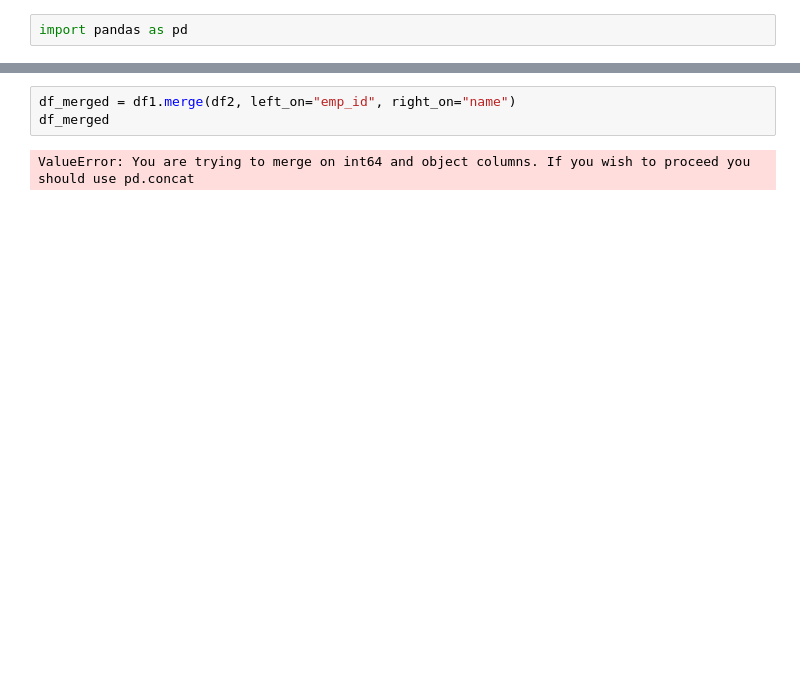
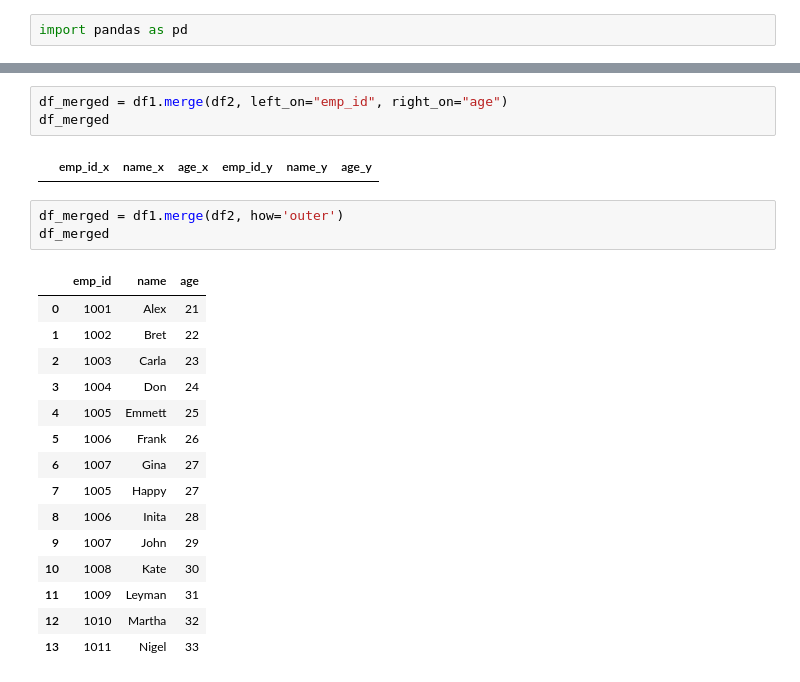
Before and after one commit to prakhyatkarri/pandas-basics, a Jupyter notebook: 06-merging-datasets.ipynb, the cells around one changed output, grey strips where cells are left out. Cells and saved outputs as stored; diff of their text form; blank space fills up the shorter version.

```diff
--- a/06-merging-datasets.ipynb
+++ b/06-merging-datasets.ipynb
@@ -48,5 +48,24 @@ df_merged
 # %%
-df_merged = df1.merge(df2, left_on="emp_id", right_on="name")
+df_merged = df1.merge(df2, left_on="emp_id", right_on="age")
 df_merged
 # %% [output]
-ValueError: You are trying to merge on int64 and object columns. If you wish to proceed you should use pd.concat
+|  | emp_id_x | name_x | age_x | emp_id_y | name_y | age_y |
+# %%
+df_merged = df1.merge(df2, how='outer')
+df_merged
+# %% [output]
+|  | emp_id | name | age |
+| 0 | 1001 | Alex | 21 |
+| 1 | 1002 | Bret | 22 |
+| 2 | 1003 | Carla | 23 |
+| 3 | 1004 | Don | 24 |
+| 4 | 1005 | Emmett | 25 |
+| 5 | 1006 | Frank | 26 |
+| 6 | 1007 | Gina | 27 |
+| 7 | 1005 | Happy | 27 |
+| 8 | 1006 | Inita | 28 |
+| 9 | 1007 | John | 29 |
+| 10 | 1008 | Kate | 30 |
+| 11 | 1009 | Leyman | 31 |
+| 12 | 1010 | Martha | 32 |
+| 13 | 1011 | Nigel | 33 |
```
Also changed, not shown: parts of 15 cells of this notebook.
